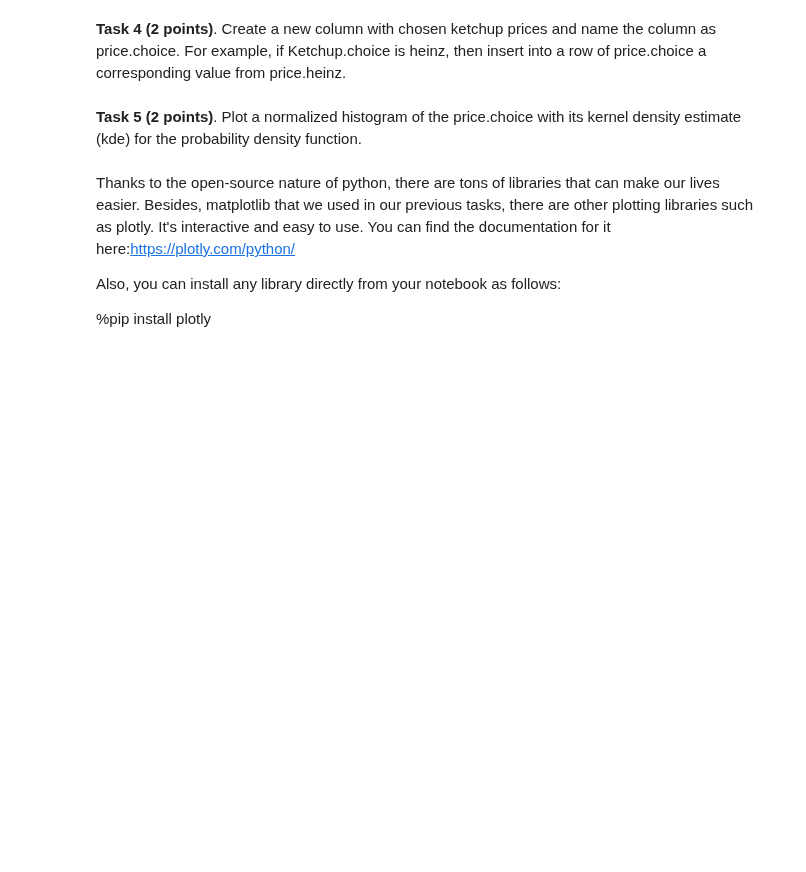
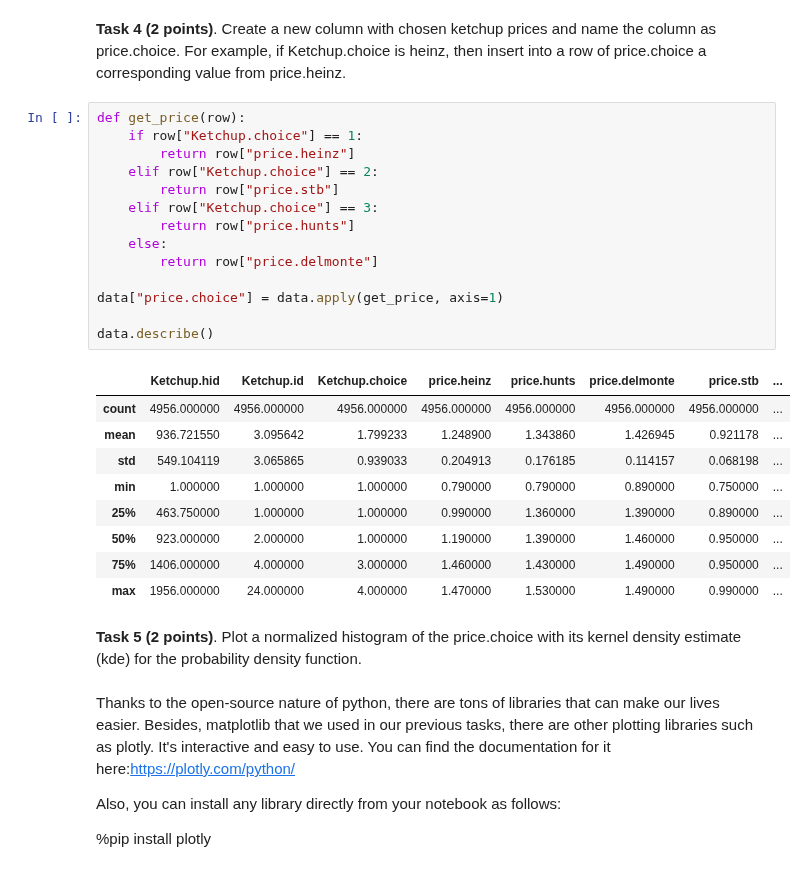
Before and after one commit to troniixx/uzh, a Jupyter notebook: Computational Science/ESC403/Exercise 1/Session_02.ipynb, the cells around one changed output. Cells and saved outputs as stored; diff of their text form; blank space fills up the shorter version.

```diff
--- a/Computational Science/ESC403/Exercise 1/Session_02.ipynb
+++ b/Computational Science/ESC403/Exercise 1/Session_02.ipynb
@@ -164,5 +183,29 @@ array([[<Axes: title={'center': 'price.delmonte'}>]], dtype=object)
 # %% [markdown]
 **Task 4 (2 points)**. Create a new column with chosen ketchup prices and name the column as price.choice. For example, if Ketchup.choice is heinz, then insert into a row of price.choice a corresponding value from price.heinz.
+# %%
+def get_price(row):
+    if row["Ketchup.choice"] == 1:
+        return row["price.heinz"]
+    elif row["Ketchup.choice"] == 2:
+        return row["price.stb"]
+    elif row["Ketchup.choice"] == 3:
+        return row["price.hunts"]
+    else:
+        return row["price.delmonte"]
+
+data["price.choice"] = data.apply(get_price, axis=1)
+
+data.describe()
+# %% [output]
+|  | Ketchup.hid | Ketchup.id | Ketchup.choice | price.heinz | price.hunts | price.delmonte | price.stb | ... |
+| count | 4956.000000 | 4956.000000 | 4956.000000 | 4956.000000 | 4956.000000 | 4956.000000 | 4956.000000 | ... |
+| mean | 936.721550 | 3.095642 | 1.799233 | 1.248900 | 1.343860 | 1.426945 | 0.921178 | ... |
+| std | 549.104119 | 3.065865 | 0.939033 | 0.204913 | 0.176185 | 0.114157 | 0.068198 | ... |
+| min | 1.000000 | 1.000000 | 1.000000 | 0.790000 | 0.790000 | 0.890000 | 0.750000 | ... |
+| 25% | 463.750000 | 1.000000 | 1.000000 | 0.990000 | 1.360000 | 1.390000 | 0.890000 | ... |
+| 50% | 923.000000 | 2.000000 | 1.000000 | 1.190000 | 1.390000 | 1.460000 | 0.950000 | ... |
+| 75% | 1406.000000 | 4.000000 | 3.000000 | 1.460000 | 1.430000 | 1.490000 | 0.950000 | ... |
+| max | 1956.000000 | 24.000000 | 4.000000 | 1.470000 | 1.530000 | 1.490000 | 0.990000 | ... |
 # %% [markdown]
 **Task 5 (2 points)**. Plot a normalized histogram of the price.choice with its kernel density estimate (kde) for the probability density function.
 # %% [markdown]
```
Also changed, not shown: parts of 3 cells of this notebook.
